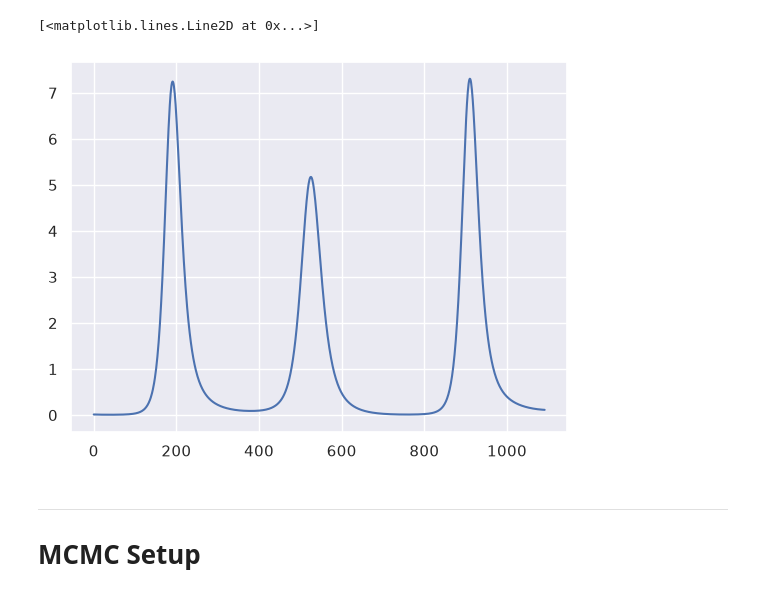
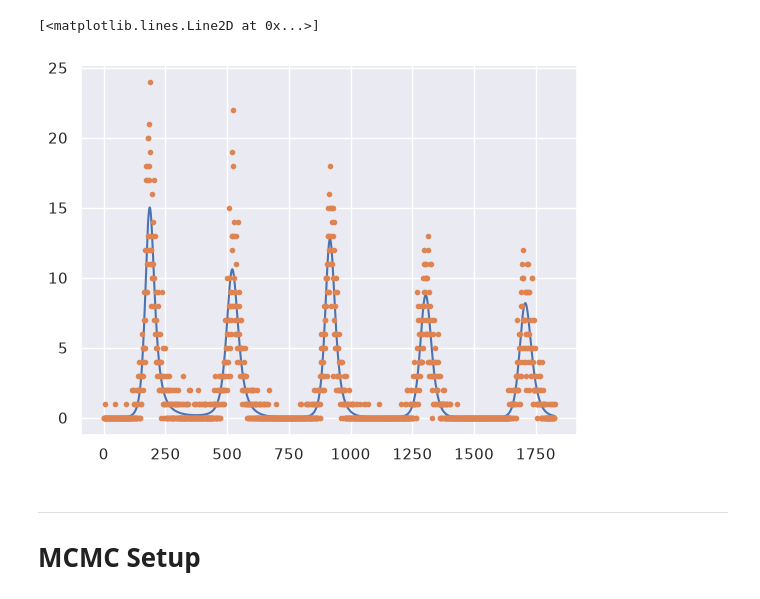
Before and after one commit to e-foster/flu-modelling-nihr, a Jupyter notebook: 04-gemlib-flu-modelling.ipynb, the cells around one changed output. Saved outputs shown, nothing was run; the diff lists cells and outputs as text; code cells hidden in the pictures.

```diff
--- a/04-gemlib-flu-modelling.ipynb
+++ b/04-gemlib-flu-modelling.ipynb
@@ -53,7 +54,7 @@ def get_season_boundaries(start_year, n_seasons, burn_in_seasons):
     season_boundaries = np.array([(date - season_starts[0]).days
                                    for date in season_starts])
 
-    return season_boundaries
+    return jnp.array(season_boundaries)
 
 # -----
 # %%
@@ -136,40 +136,62 @@ incidence_matrix = np.array([
 ], dtype=np.float32)
 
 # Initial State
-initial_state = np.array([[99, 0, 1, 0]], dtype=np.float32)
+initial_state = np.array([[999, 0, 1, 0]], dtype=DTYPE)
+popsize = 1000
+num_steps = int(season_bounds[-1])
 
 
 # Season Boundaries
-season_bounds = get_season_boundaries(2012, 3, 20)
+n_season = 5
+n_burn_in_season = 20
+season_bounds = get_season_boundaries(2012, n_season, n_burn_in_season)
+
 
 # Log Omega_s Setup
-log_omega0 = jnp.log(1 / 180)
-W_s = jnp.array([0.5, 0, 0.5], dtype=jnp.float32)
+sim_omega0 = 1 / 180
+sim_W_s = jnp.array([0.5, 0, 0.1, -0.5, 0], dtype=jnp.float32)
+#sim_W_s = jnp.array([0, 0, 0, 0, 0], dtype=jnp.float32)
 
-true_log_omega_s = make_log_omega_s(log_omega0, W_s, 23, 20)
+sim_omega_s = make_omega_s(sim_omega0, sim_W_s, n_season + n_burn_in_season, n_burn_in_season)
 
 # -----
 # %%
 # --- Simulate Data ---
 
-sim = seirs_beta_t_omega_s_ode_model(0.3, 1/2, 1/5, true_log_omega_s, -0.2, 0, season_bounds, season_bounds[-1])
+sim = seirs_beta_t_omega_s_ode_model(beta=0.3, sigma=1/2, gamma=1/5, omega_s=sim_omega_s, amp=-0.2, phase=0, season_boundaries=season_bounds)
 
-burn_in_index = np.searchsorted(sim.times, season_bounds[20])
+burn_in_index = int(season_bounds[n_burn_in_season])
+
 times_burn = sim.times[burn_in_index:]
 states_burn = sim.states[burn_in_index:]
 
 sim_df = pd.DataFrame({
-    "time": times_burn - season_bounds[20],
+    "time": times_burn - season_bounds[n_burn_in_season],
     "S": states_burn[:, 0, 0],
     "E": states_burn[:, 0, 1],
     "I": states_burn[:, 0, 2],
     "R": states_burn[:, 0, 3]
 })
 
-plt.plot(sim_df["time"], sim_df["I"])
+#plt.plot(sim_df["time"], sim_df["I"])
+
+
+# Expected and Observed Cases
+sigma = 0.5
+alpha = 1
+
+expected_cases = sigma * sim_df["E"] * alpha
+
+np.random.seed(123)
+obs_cases = np.random.poisson(lam = expected_cases)
+
+plt.plot(sim_df["time"], expected_cases)
+plt.plot(sim_df["time"], obs_cases, '.')
+
+# -----
 # %% [output]
 [<matplotlib.lines.Line2D at 0x...>]
-[figure, old version]
+[figure, new version]
 # %% [markdown]
 ---
 # MCMC Setup
```
Also changed, not shown: parts of 20 cells of this notebook, 1 other file.
